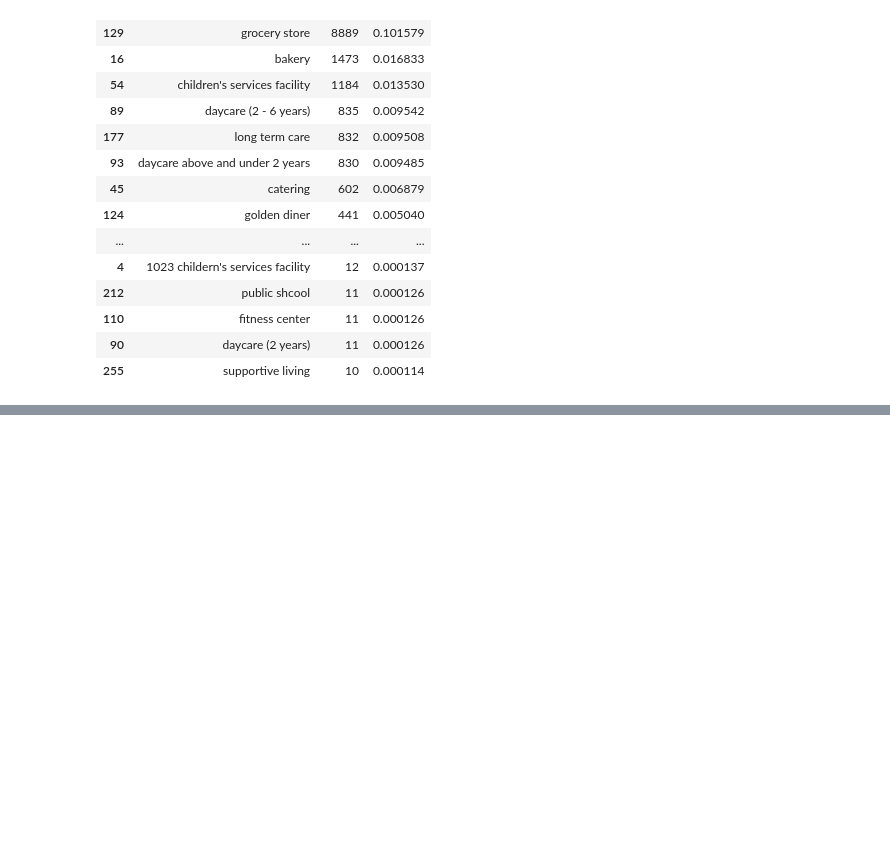
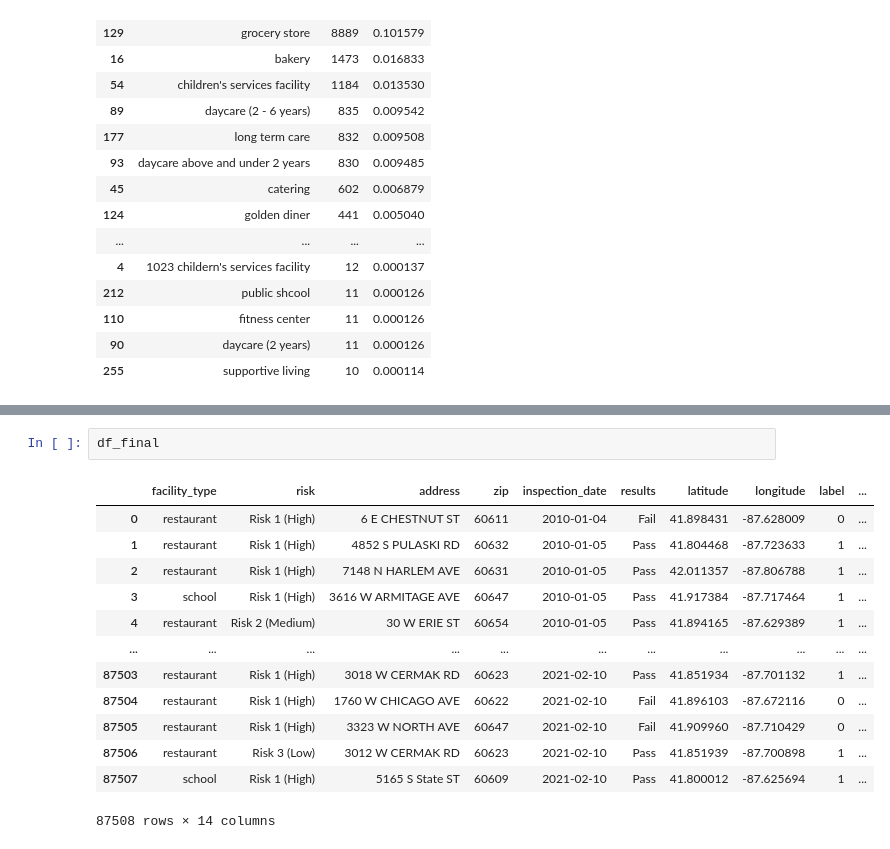
Before and after one commit to Acturio/DPA-Project, a Jupyter notebook: Feature_Engineering_DPA.ipynb, the cells around one changed output, grey strips where cells are left out. Cells and saved outputs as stored; diff of their text form; blank space fills up the shorter version.

```diff
--- a/Feature_Engineering_DPA.ipynb
+++ b/Feature_Engineering_DPA.ipynb
@@ -591,0 +831,16 @@ prop_codigo.sort_values(by = ['prop'], ascending = False).head(60)
+# %%
+df_final
+# %% [output]
+|  | facility_type | risk | address | zip | inspection_date | results | latitude | longitude | label | ... |
+| 0 | restaurant | Risk 1 (High) | 6 E CHESTNUT ST | 60611 | 2010-01-04 | Fail | 41.898431 | -87.628009 | 0 | ... |
+| 1 | restaurant | Risk 1 (High) | 4852 S PULASKI RD | 60632 | 2010-01-05 | Pass | 41.804468 | -87.723633 | 1 | ... |
+| 2 | restaurant | Risk 1 (High) | 7148 N HARLEM AVE | 60631 | 2010-01-05 | Pass | 42.011357 | -87.806788 | 1 | ... |
+| 3 | school | Risk 1 (High) | 3616 W ARMITAGE AVE | 60647 | 2010-01-05 | Pass | 41.917384 | -87.717464 | 1 | ... |
+| 4 | restaurant | Risk 2 (Medium) | 30 W ERIE ST | 60654 | 2010-01-05 | Pass | 41.894165 | -87.629389 | 1 | ... |
+| ... | ... | ... | ... | ... | ... | ... | ... | ... | ... | ... |
+| 87503 | restaurant | Risk 1 (High) | 3018 W CERMAK RD | 60623 | 2021-02-10 | Pass | 41.851934 | -87.701132 | 1 | ... |
+| 87504 | restaurant | Risk 1 (High) | 1760 W CHICAGO AVE | 60622 | 2021-02-10 | Fail | 41.896103 | -87.672116 | 0 | ... |
+| 87505 | restaurant | Risk 1 (High) | 3323 W NORTH AVE | 60647 | 2021-02-10 | Fail | 41.909960 | -87.710429 | 0 | ... |
+| 87506 | restaurant | Risk 3 (Low) | 3012 W CERMAK RD | 60623 | 2021-02-10 | Pass | 41.851939 | -87.700898 | 1 | ... |
+| 87507 | school | Risk 1 (High) | 5165 S State ST | 60609 | 2021-02-10 | Pass | 41.800012 | -87.625694 | 1 | ... |
+87508 rows × 14 columns
```
Also changed, not shown: parts of 61 cells of this notebook.
